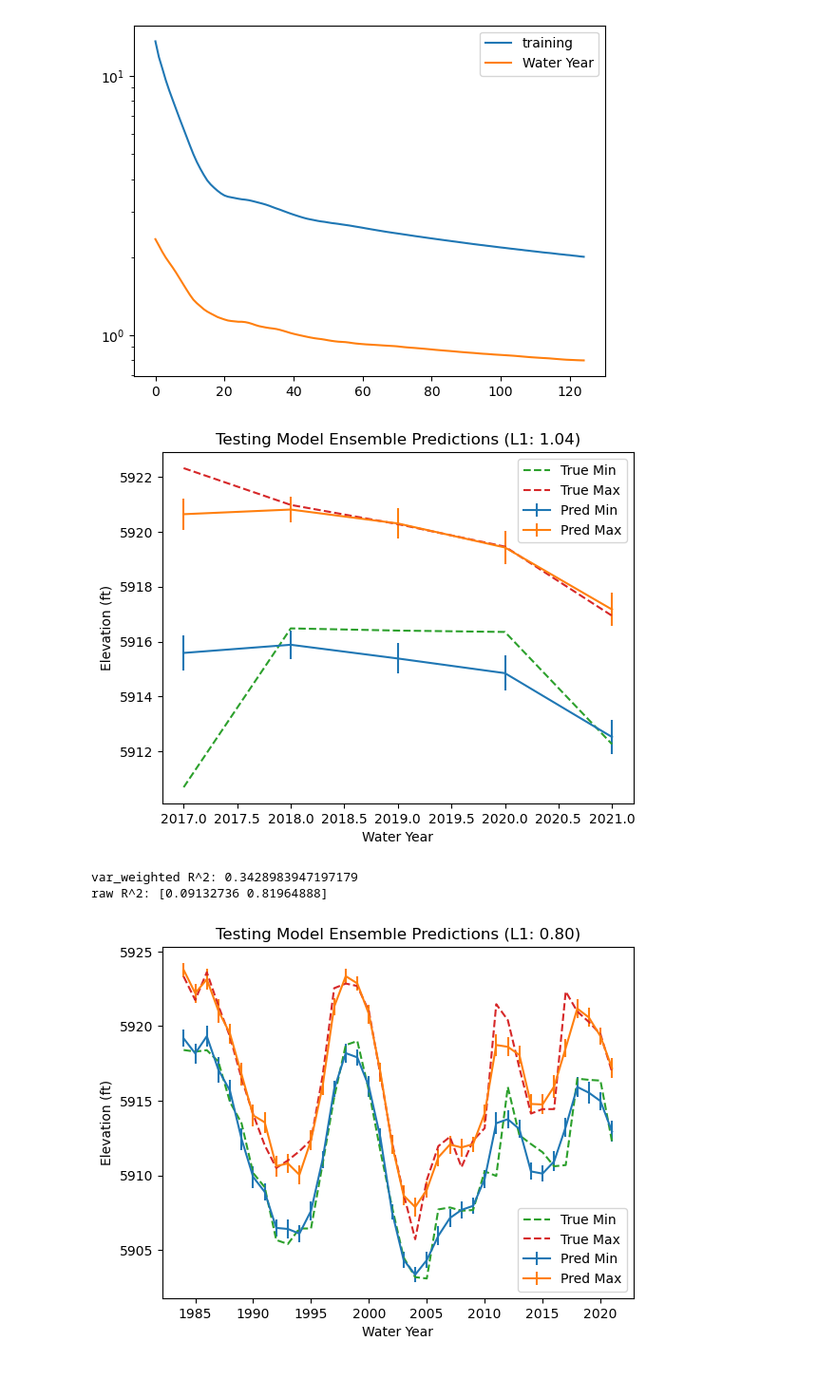
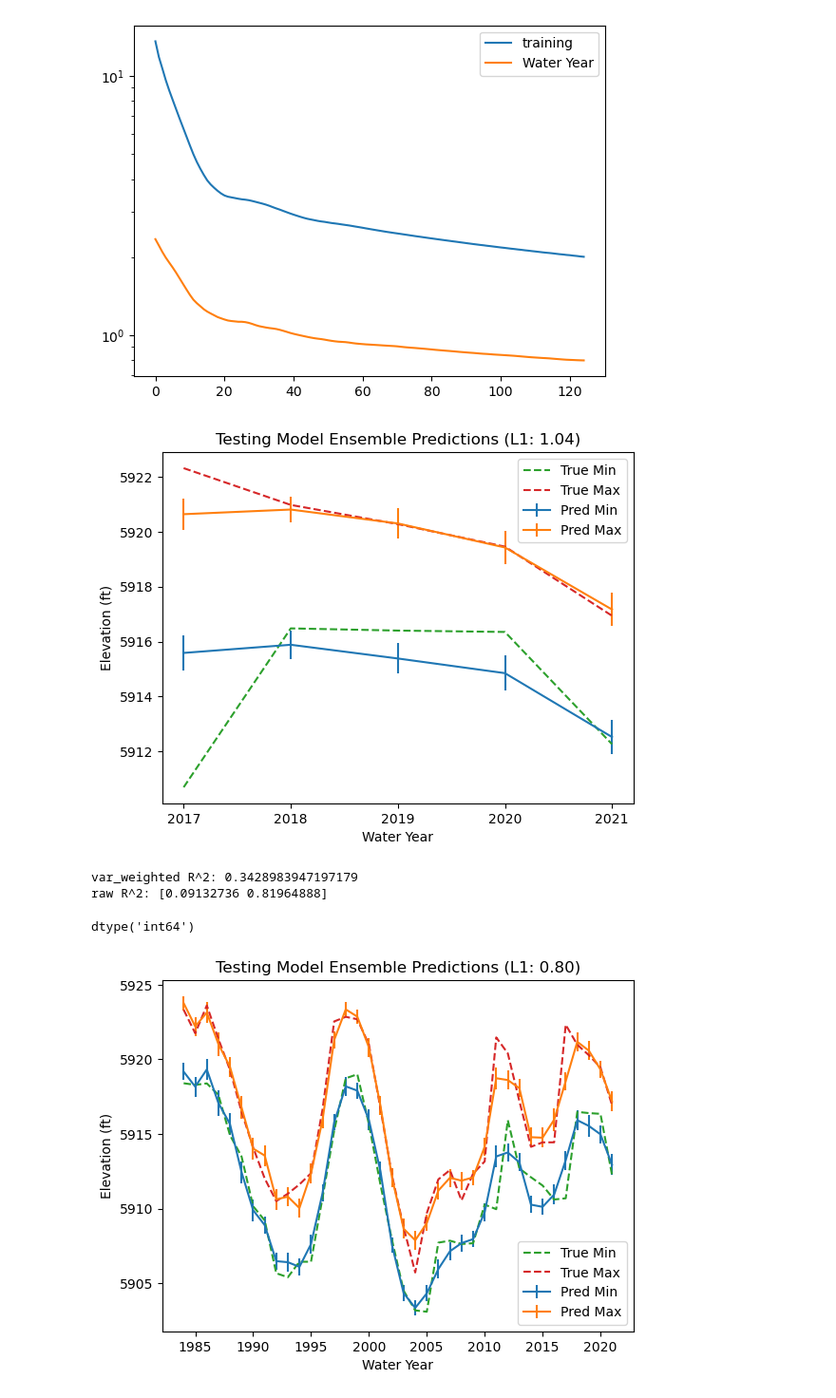
Before and after one commit to scoutiii/BearLakeData, a Jupyter notebook: Model.ipynb, the cells around one changed output. Shown at 95% size. Drawn from its saved outputs; the diff is of its cells as text; code cells hidden in the pictures.

```diff
--- a/Model.ipynb
+++ b/Model.ipynb
@@ -266,8 +270,8 @@ df[df.date == datetime(2019, 10, 16)]
 n_test_years = 5
 period = (n_test_years+2)*365+2
 daily = pd.read_csv("/home/ScoutJarman/Code/ILWA/data/other/Daily.csv", parse_dates=['date'])
-daily_train = daily.iloc[:-period].reset_index(drop=True)
-daily_test = daily.iloc[-period:].reset_index(drop=True)
+daily_train = daily#.iloc[:-period].reset_index(drop=True)
+# daily_test = daily.iloc[-period:].reset_index(drop=True)
 # daily_train = daily.copy()
 # daily_test = daily.copy()
 # Set up training and testing sets
@@ -587,37 +643,42 @@ model.to(device)
 
 
 
 
 predictions = []
 torch.manual_seed(789)
 model.eval()
 with torch.no_grad():
     for batch_X, batch_Ys in dataloader_test_wy:
         batch_X = batch_X.to(device)
         batch_Ys = batch_Ys.to(device)
         means, stds = model(batch_X)
         loss = l1(means, batch_Ys)
 means = means.detach().cpu().numpy()
 stds = 3*stds.detach().cpu().numpy()
 
+import matplotlib.ticker as mticker
 plt.errorbar(x=dataset_test.wyear_elevations.year.dt.year.values, y=means[:, 0], yerr=stds[:, 0], label='Pred Min')
 plt.errorbar(x=dataset_test.wyear_elevations.year.dt.year.values, y=means[:, 1], yerr=stds[:, 1], label='Pred Max')
 plt.plot(dataset_test.wyear_elevations.year.dt.year.values, dataset_test.wyear_elevations.iloc[:, 1:3].values[:, 0], label='True Min', linestyle='--')
 plt.plot(dataset_test.wyear_elevations.year.dt.year.values, dataset_test.wyear_elevations.iloc[:, 1:3].values[:, 1], label='True Max', linestyle='--')
-
+plt.gca().xaxis.set_major_locator(mticker.MultipleLocator(1))
 plt.legend()
 plt.title(f"Testing Model Ensemble Predictions (L1: {loss.item():.2f})")
 plt.xlabel("Water Year")
 plt.ylabel("Elevation (ft)")
 plt.show()
 
 
 print(f'var_weighted R^2: {r2_score(dataset_test.wyear_elevations.iloc[:, 1:3].values[:, :], means[:, :], multioutput="variance_weighted")}')
 print(f'raw R^2: {r2_score(dataset_test.wyear_elevations.iloc[:, 1:3].values[:, :], means[:, :], multioutput="raw_values")}')
 # %% [output]
-[figure, old version]
+[figure, new version]
 var_weighted R^2: 0.3428983947197179
 raw R^2: [0.09132736 0.81964888]
+# %%
+dataset_test.wyear_elevations.year.dt.year.values.dtype
+# %% [output]
+dtype('int64')
 # %%
 n_test_years = 5
 period = (n_test_years+2)*365+2
```
Also changed, not shown: parts of 6 cells of this notebook, 12 other files.
